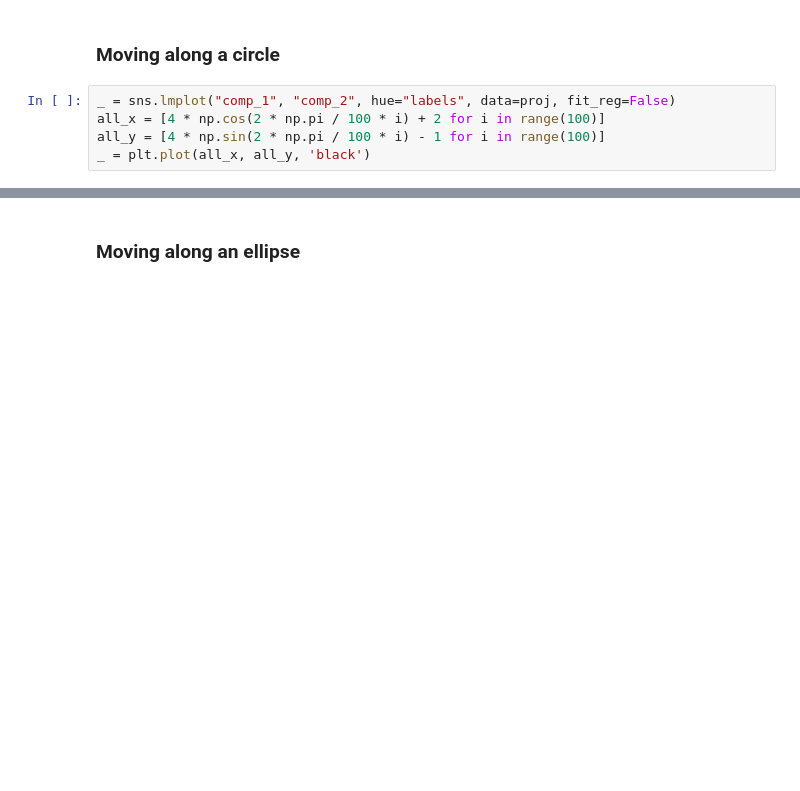
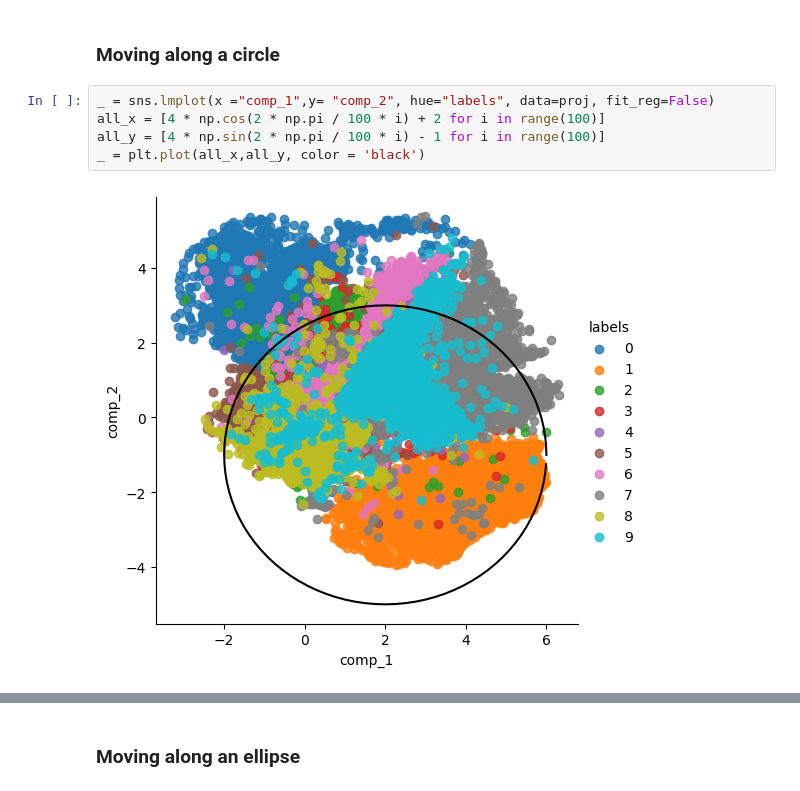
Before and after one commit to Ploita/IA353_PC2, a Jupyter notebook: PC2_Ativ7_AE_MNIST.ipynb, the cells around one changed output, grey strips where cells are left out. Saved outputs shown, nothing was run; the diff lists cells and outputs as text; blank space fills up the shorter version.

```diff
--- a/PC2_Ativ7_AE_MNIST.ipynb
+++ b/PC2_Ativ7_AE_MNIST.ipynb
@@ -121,10 +184,12 @@ sns.lmplot("comp_1", "comp_2", hue="labels", data=proj, fit_reg=False)
 # %% [markdown]
 ### Moving along a circle
 # %%
-_ = sns.lmplot("comp_1", "comp_2", hue="labels", data=proj, fit_reg=False)
+_ = sns.lmplot(x ="comp_1",y= "comp_2", hue="labels", data=proj, fit_reg=False)
 all_x = [4 * np.cos(2 * np.pi / 100 * i) + 2 for i in range(100)]
 all_y = [4 * np.sin(2 * np.pi / 100 * i) - 1 for i in range(100)]
-_ = plt.plot(all_x, all_y, 'black')
+_ = plt.plot(all_x,all_y, color = 'black')
+# %% [output]
+[figure, added]
 # %%
 # moving along a circle:
 _ = plt.figure(figsize=(10, 10))
```
Also changed, not shown: parts of 11 cells of this notebook, 10 other files.
